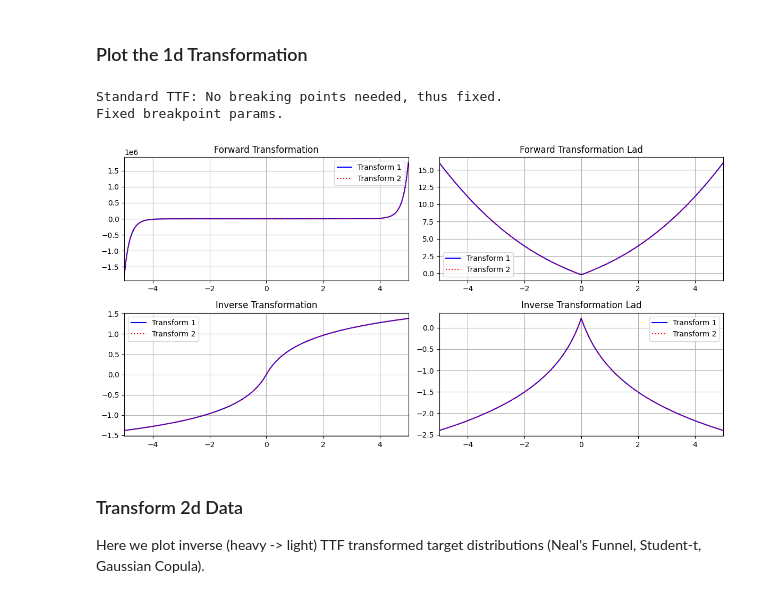
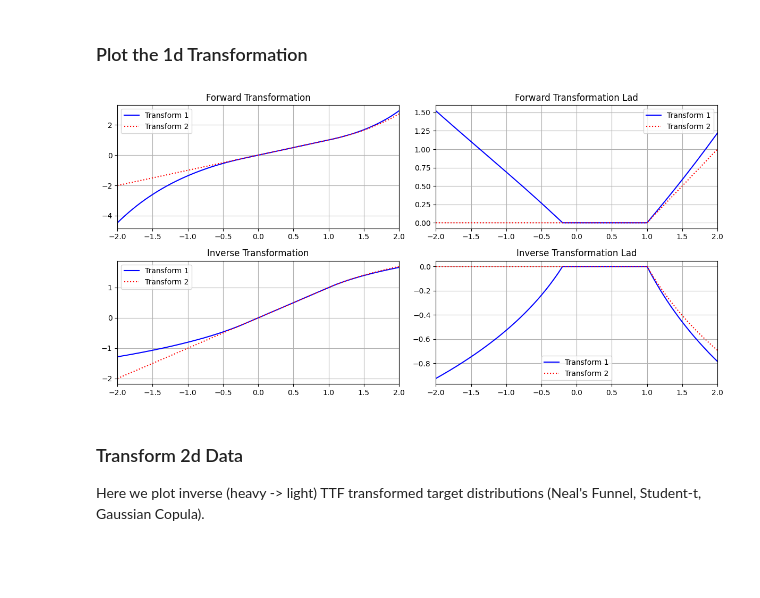
Before and after one commit to Lukas2412/tailnflows, a Jupyter notebook: tailnflows/models/test_transformations.ipynb, the cells around one changed output. Saved outputs shown, nothing was run; the diff lists cells and outputs as text; code cells hidden in the pictures; blank space fills up the shorter version.

Commit message:
implement softlog transform

```diff
--- a/tailnflows/models/test_transformations.ipynb
+++ b/tailnflows/models/test_transformations.ipynb
@@ -20,7 +15,7 @@ from tailnflows.targets.synth_targets import NealsFunnel, Student, GaussianCopul
 # %% [markdown]
 ### Plot the 1d Transformation
 # %%
-def plot_transform(transforms: list[Union[TailAffineMarginalTransform, ModifiedTailAffineMarginalTransform]], x_low: float = -5.0, x_high: float = 5.0, num_points: int = 1000):
+def plot_transform(transforms: list[Union[ArcsinhMarginalTransform, SoftLogMarginalTransform, ModifiedTailAffineMarginalTransform]], x_low: float = -5.0, x_high: float = 5.0, num_points: int = 1000):
     """
     Plot the forward and inverse transformations along with their lads.
 
@@ -76,46 +71,49 @@ def plot_transform(transforms: list[Union[TailAffineMarginalTransform, ModifiedT
     fig.tight_layout()
     fig.show()
 # %%
-lam_pos = 1.0
-lam_neg = 1.0
+lam_pos = 0.4
+lam_neg = 0.2
 shift = 0.0
 scale = 1.0
-hd_only = False
-mod = "std"
-a_pos = 0.0
-a_neg = -0.0
+hd_only = True
+mod = "lin"
+a_pos = 1.0
+a_neg = -0.2
 
-x_low = -5.0
-x_high = 5.0
+x_low = -2.0
+x_high = 2.0
 
 trafo_ttf = ModifiedTailAffineMarginalTransform(
     features=1,
     pos_tail_init=torch.tensor([lam_pos]),
     neg_tail_init=torch.tensor([lam_neg]),
     shift_init=torch.tensor([shift]),
     scale_init=torch.tensor([scale]),
     hd_only=hd_only,
     mod=mod,
     a_pos_init=torch.tensor([a_pos]) if a_pos is not None else None,
     a_neg_init=torch.tensor([a_neg]) if a_neg is not None else None,
     fix_params=False,
 )
 
-trafo_ttf_orig = TailAffineMarginalTransform(
+trafo_softlog = SoftLogMarginalTransform(
     features=1,
     pos_tail_init=torch.tensor([lam_pos]),
     neg_tail_init=torch.tensor([lam_neg]),
     shift_init=torch.tensor([shift]),
     scale_init=torch.tensor([scale]),
+    hd_only=hd_only,
+    mod=mod,
+    a_pos_init=torch.tensor([a_pos]) if a_pos is not None else None,
+    a_neg_init=torch.tensor([a_neg]) if a_neg is not None else None,
+    fix_params=False,
 )
 
-transforms = [trafo_ttf, trafo_ttf_orig]
+transforms = [trafo_ttf, trafo_softlog]
 
 plot_transform(transforms, x_low, x_high)
 # %% [output]
-Standard TTF: No breaking points needed, thus fixed.
-Fixed breakpoint params.
-[figure, old version]
+[figure, new version]
 # %% [markdown]
 ### Transform 2d Data
 Here we plot inverse (heavy -> light) TTF transformed target distributions (Neal's Funnel, Student-t, Gaussian Copula).
```
Also changed, not shown: parts of 2 cells of this notebook, 1 other file.
